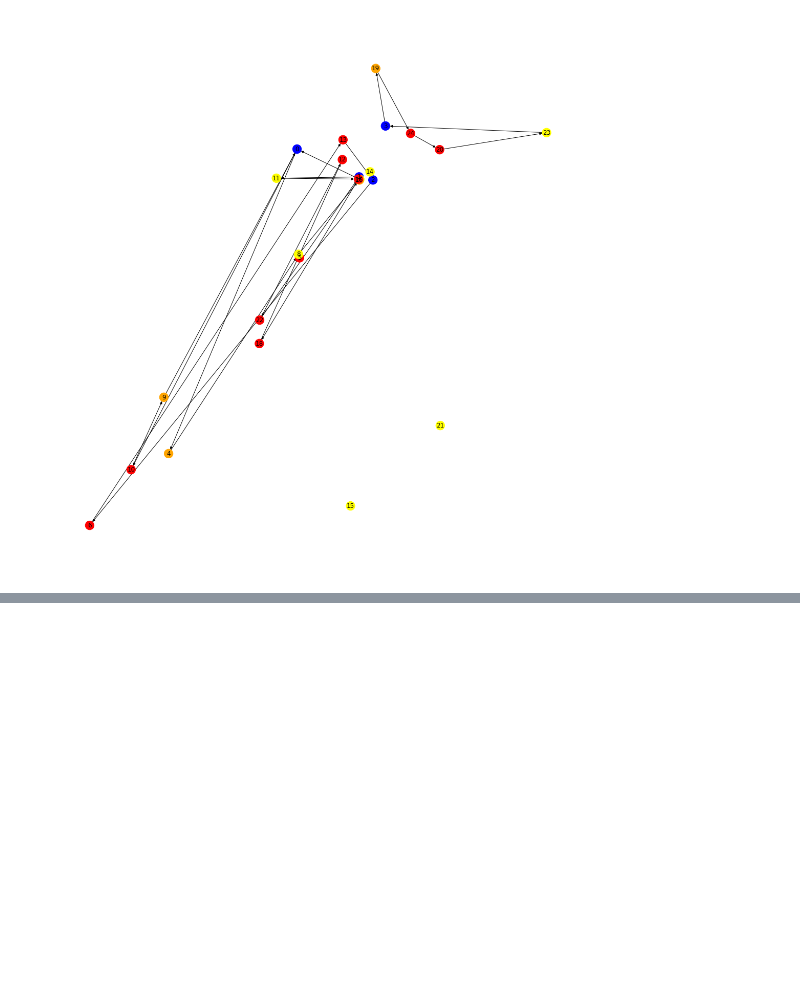
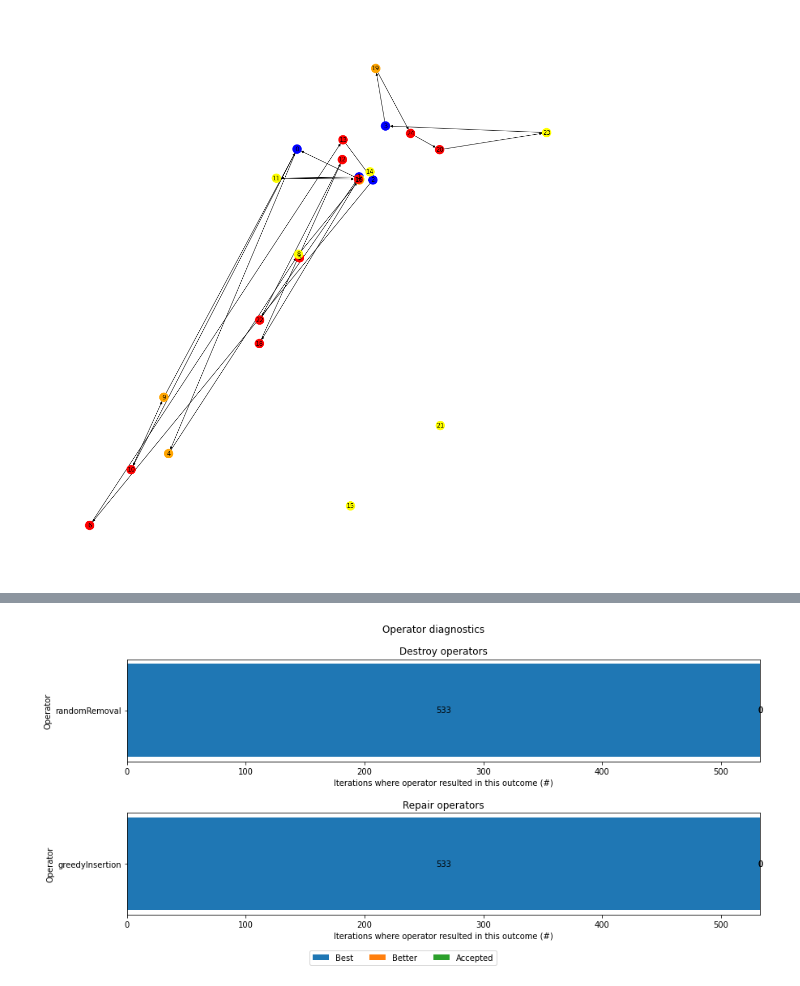
Before and after one commit to ChristophBleyer/ALNS, a Jupyter notebook: examples/Technician Vehicle Routing Optimization.ipynb, the cells around one changed output, grey strips where cells are left out. Cells and saved outputs as stored; diff of their text form; code cells hidden in the pictures; blank space fills up the shorter version.

```diff
--- a/examples/Technician Vehicle Routing Optimization.ipynb
+++ b/examples/Technician Vehicle Routing Optimization.ipynb
@@ -33,0 +66,6 @@ Percent custs in holding after clustering 0.23809523809523808
+# %%
+figure = plt.figure("operator_counts", figsize=(14, 6))
+figure.subplots_adjust(bottom=0.15, hspace=.5)
+result.plot_operator_counts(figure=figure, title="Operator diagnostics", legend=["Best", "Better", "Accepted"])
+# %% [output]
+[figure, added]
```
Also changed, not shown: parts of 6 cells of this notebook, 9 other files.
